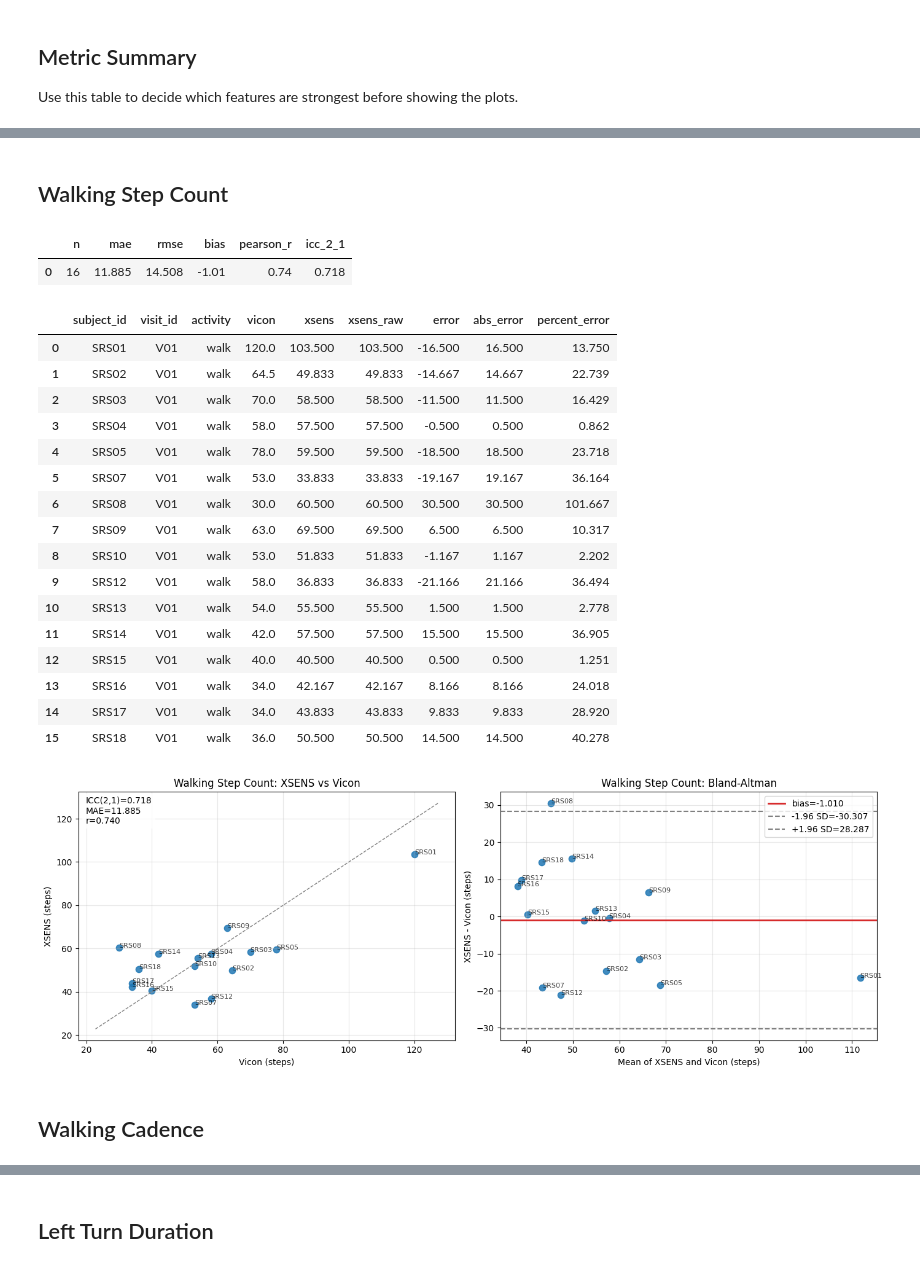
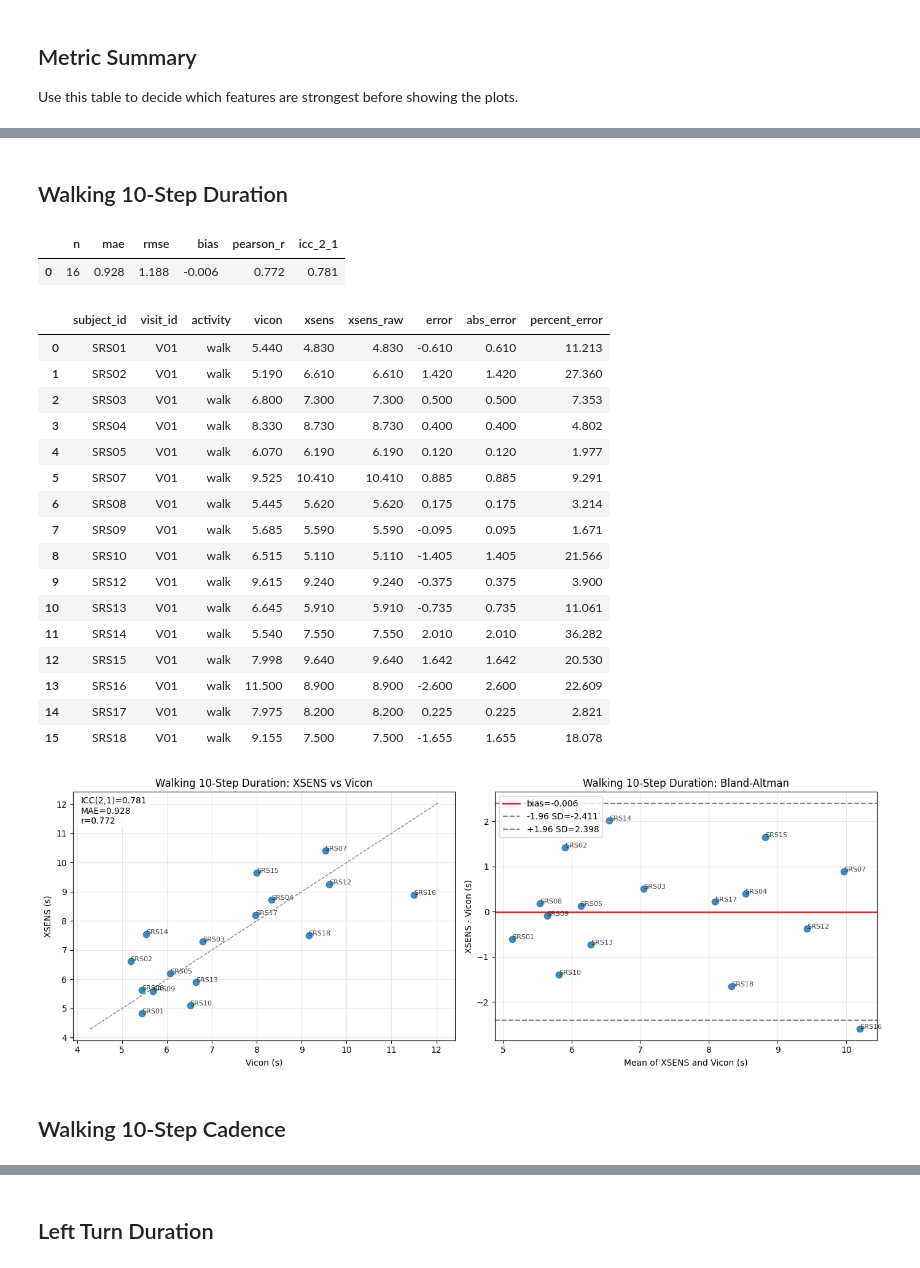
Before and after one commit to ahmedazhar2299/my-walk-sentinal, a Jupyter notebook: Sensors_Visualizers/participant_agreement.ipynb, the cells around one changed output, grey strips where cells are left out. Cells and saved outputs as stored; diff of their text form; code cells hidden in the pictures.

Commit message:
update: walking ICC imrpovments post 10 steps duration

```diff
--- a/Sensors_Visualizers/participant_agreement.ipynb
+++ b/Sensors_Visualizers/participant_agreement.ipynb
@@ -24,6 +24,7 @@ from agreement_plots import SPECS, all_metric_summary, display_feature_report, p
 
 pd.set_option("display.max_columns", 50)
 pd.set_option("display.precision", 3)
+pd.set_option("display.float_format", lambda value: f"{value:.3f}")
 
 spec_by_title = {spec.title: spec for spec in SPECS}
 print("Setup complete")
@@ -48,28 +50,28 @@ display(summary.sort_values(["activity", "feature"]))
 # %% [markdown]
-## Walking Step Count
+## Walking 10-Step Duration
 # %%
-display_feature_report(spec_by_title["Walking Step Count"])
+display_feature_report(spec_by_title["Walking 10-Step Duration"])
 # %% [output]
 |  | n | mae | rmse | bias | pearson_r | icc_2_1 |
-| 0 | 16 | 11.885 | 14.508 | -1.01 | 0.74 | 0.718 |
+| 0 | 16 | 0.928 | 1.188 | -0.006 | 0.772 | 0.781 |
 |  | subject_id | visit_id | activity | vicon | xsens | xsens_raw | error | abs_error | percent_error |
-| 0 | SRS01 | V01 | walk | 120.0 | 103.500 | 103.500 | -16.500 | 16.500 | 13.750 |
-| 1 | SRS02 | V01 | walk | 64.5 | 49.833 | 49.833 | -14.667 | 14.667 | 22.739 |
-| 2 | SRS03 | V01 | walk | 70.0 | 58.500 | 58.500 | -11.500 | 11.500 | 16.429 |
-| 3 | SRS04 | V01 | walk | 58.0 | 57.500 | 57.500 | -0.500 | 0.500 | 0.862 |
-| 4 | SRS05 | V01 | walk | 78.0 | 59.500 | 59.500 | -18.500 | 18.500 | 23.718 |
-| 5 | SRS07 | V01 | walk | 53.0 | 33.833 | 33.833 | -19.167 | 19.167 | 36.164 |
-| 6 | SRS08 | V01 | walk | 30.0 | 60.500 | 60.500 | 30.500 | 30.500 | 101.667 |
-| 7 | SRS09 | V01 | walk | 63.0 | 69.500 | 69.500 | 6.500 | 6.500 | 10.317 |
-| 8 | SRS10 | V01 | walk | 53.0 | 51.833 | 51.833 | -1.167 | 1.167 | 2.202 |
-| 9 | SRS12 | V01 | walk | 58.0 | 36.833 | 36.833 | -21.166 | 21.166 | 36.494 |
-| 10 | SRS13 | V01 | walk | 54.0 | 55.500 | 55.500 | 1.500 | 1.500 | 2.778 |
-| 11 | SRS14 | V01 | walk | 42.0 | 57.500 | 57.500 | 15.500 | 15.500 | 36.905 |
-| 12 | SRS15 | V01 | walk | 40.0 | 40.500 | 40.500 | 0.500 | 0.500 | 1.251 |
-| 13 | SRS16 | V01 | walk | 34.0 | 42.167 | 42.167 | 8.166 | 8.166 | 24.018 |
-| 14 | SRS17 | V01 | walk | 34.0 | 43.833 | 43.833 | 9.833 | 9.833 | 28.920 |
-| 15 | SRS18 | V01 | walk | 36.0 | 50.500 | 50.500 | 14.500 | 14.500 | 40.278 |
+| 0 | SRS01 | V01 | walk | 5.440 | 4.830 | 4.830 | -0.610 | 0.610 | 11.213 |
+| 1 | SRS02 | V01 | walk | 5.190 | 6.610 | 6.610 | 1.420 | 1.420 | 27.360 |
+| 2 | SRS03 | V01 | walk | 6.800 | 7.300 | 7.300 | 0.500 | 0.500 | 7.353 |
+| 3 | SRS04 | V01 | walk | 8.330 | 8.730 | 8.730 | 0.400 | 0.400 | 4.802 |
+| 4 | SRS05 | V01 | walk | 6.070 | 6.190 | 6.190 | 0.120 | 0.120 | 1.977 |
+| 5 | SRS07 | V01 | walk | 9.525 | 10.410 | 10.410 | 0.885 | 0.885 | 9.291 |
+| 6 | SRS08 | V01 | walk | 5.445 | 5.620 | 5.620 | 0.175 | 0.175 | 3.214 |
+| 7 | SRS09 | V01 | walk | 5.685 | 5.590 | 5.590 | -0.095 | 0.095 | 1.671 |
+| 8 | SRS10 | V01 | walk | 6.515 | 5.110 | 5.110 | -1.405 | 1.405 | 21.566 |
+| 9 | SRS12 | V01 | walk | 9.615 | 9.240 | 9.240 | -0.375 | 0.375 | 3.900 |
+| 10 | SRS13 | V01 | walk | 6.645 | 5.910 | 5.910 | -0.735 | 0.735 | 11.061 |
+| 11 | SRS14 | V01 | walk | 5.540 | 7.550 | 7.550 | 2.010 | 2.010 | 36.282 |
+| 12 | SRS15 | V01 | walk | 7.998 | 9.640 | 9.640 | 1.642 | 1.642 | 20.530 |
+| 13 | SRS16 | V01 | walk | 11.500 | 8.900 | 8.900 | -2.600 | 2.600 | 22.609 |
+| 14 | SRS17 | V01 | walk | 7.975 | 8.200 | 8.200 | 0.225 | 0.225 | 2.821 |
+| 15 | SRS18 | V01 | walk | 9.155 | 7.500 | 7.500 | -1.655 | 1.655 | 18.078 |
-[figure, old version]
+[figure, new version]
 # %% [markdown]
-## Walking Cadence
+## Walking 10-Step Cadence
 # %%
```
Also changed, not shown: parts of 7 cells of this notebook, 9 other files.
